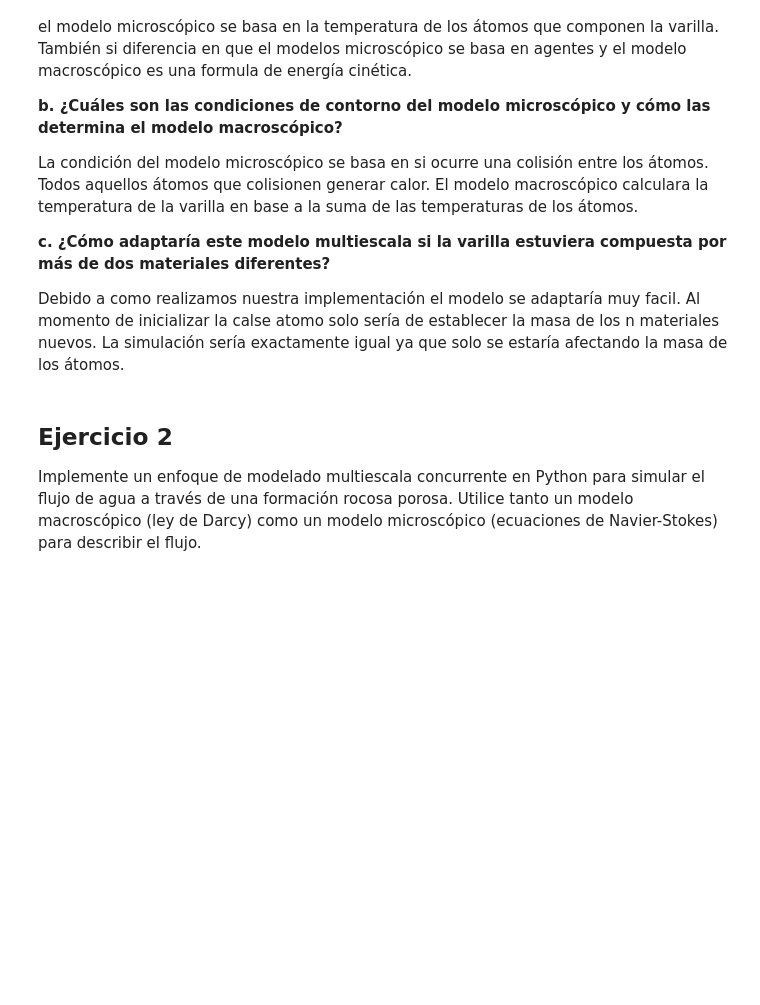
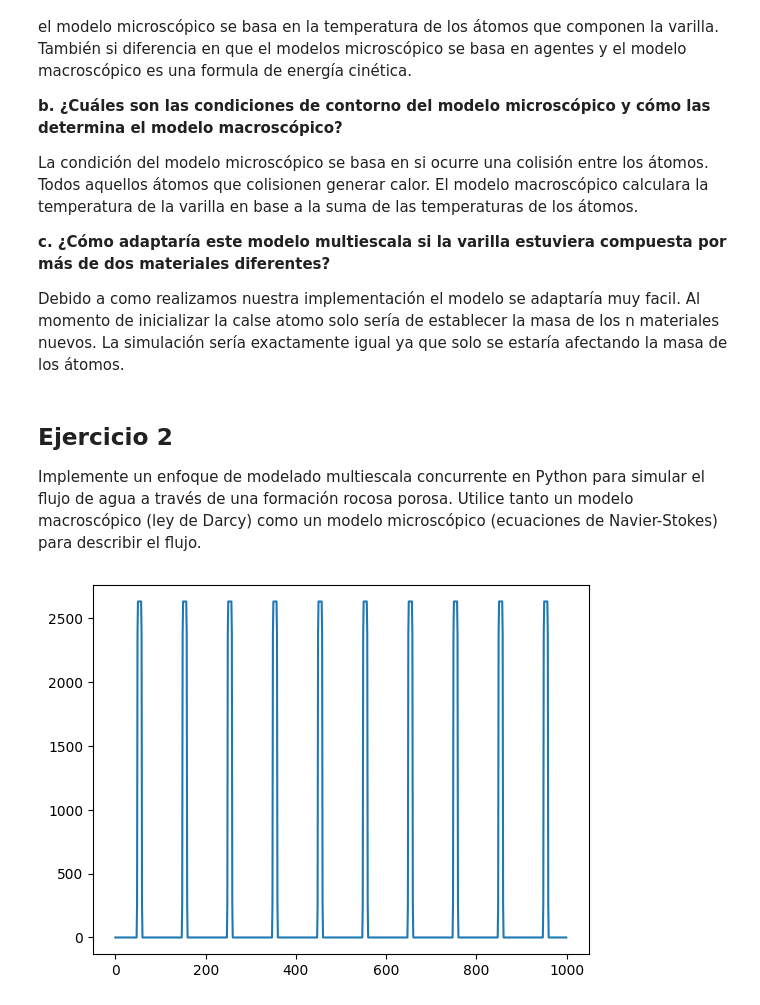
Before and after one commit to Daniel14gonc/Lab6_Modsim, a Jupyter notebook: Lab6.ipynb, the cells around one changed output. Saved outputs shown, nothing was run; the diff lists cells and outputs as text; code cells hidden in the pictures; blank space fills up the shorter version.

Commit message:
add: ejercicio 2 a medias
Co-authored-by: Aristondo01 <Aristondo01@users.noreply.github.com>

```diff
--- a/Lab6.ipynb
+++ b/Lab6.ipynb
@@ -156,3 +152,68 @@ Debido a como realizamos nuestra implementación el modelo se adaptaría muy fac
 Implemente un enfoque de modelado multiescala concurrente en Python para simular el flujo de agua a través de
 una formación rocosa porosa. Utilice tanto un modelo macroscópico (ley de Darcy) como un modelo microscópico
 (ecuaciones de Navier-Stokes) para describir el flujo.
+# %%
+A = 1.25 # m^2
+ro = 997 # kg/m^3
+miu = 0.474 # Visocidad cinemática 60 C
+# %%
+# Paso 1: Simulación del flujo con la Ley de Darcy (Macroescala)
+def simulate_darcy_flow(velocidad_media = 50):
+    return (ro * velocidad_media * A) / miu
+
+
+# Parámetros del problema
+L = 1.0  # Longitud del dominio
+Nx = 100  # Número de puntos de la malla espacial
+dx = L / (Nx - 1)  # Tamaño de paso en la malla
+nu = 0.01  # Viscosidad cinemática
+dt = 0.001  # Paso de tiempo
+# Inicialización de la malla espacial
+x = np.linspace(0, L, Nx)
+
+# Inicialización de la condición inicial (perfil inicial de velocidad)
+u = np.zeros(Nx)
+u[int(0.5 / dx):int(0.6 / dx)] = 1.0  # Condición inicial: un pulso de velocidad
+
+
+# Paso 2: Simulación del flujo con las Ecuaciones de Navier-Stokes (Microescala)
+def simulate_navier_stokes_flow(macroscopic_results, u):
+    u_new = np.zeros(Nx)
+    for i in range(1, Nx - 1):
+        # Implementación de la discretización de las ecuaciones de Navier-Stokes
+        u_new[i] = u[i] + nu * dt / dx**2 * (u[i+1] - 2 * u[i] + u[i-1])
+
+    # Actualización del perfil de velocidad
+    u = u_new
+    return u
+
+
+velocidad_result =[]
+# Paso 3: Enfoque Multiescala Concurrente
+def multiscale_simulation():
+    # Inicializa las simulaciones macro y micro
+    macroscopic_results = simulate_darcy_flow()
+    microscopic_results = simulate_navier_stokes_flow(macroscopic_results, u)
+
+    # Itera o acopla las simulaciones según sea necesario
+    for _ in range(num_iterations):
+
+        # Realiza la simulación microscópica
+        microscopic_results = simulate_navier_stokes_flow(macroscopic_results, u)
+        # Realiza la simulación macroscópica
+        macroscopic_results = simulate_darcy_flow(microscopic_results)
+        velocidad_result.extend(macroscopic_results)
+
+    return velocidad_result
+
+# Paso 4: Visualización del Flujo de Agua
+def visualize_results(speed):
+    plt.plot(speed)
+    plt.show()
+
+# Ejecuta la simulación multiescala y visualiza los resultados
+num_iterations = 10
+vel = multiscale_simulation()
+visualize_results(vel)
+# %% [output]
+[figure, added]
```
Also changed, not shown: parts of 3 cells of this notebook.
